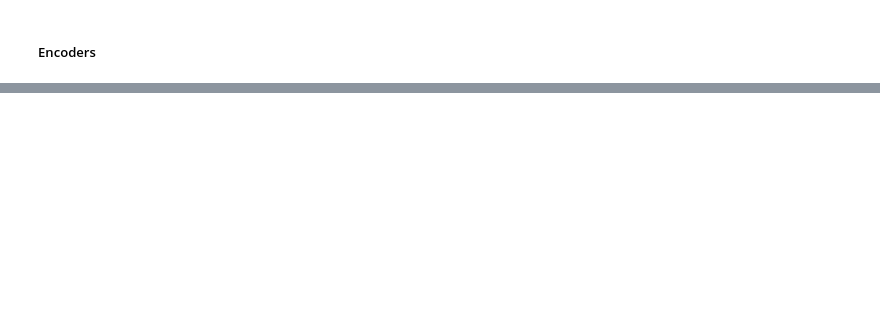
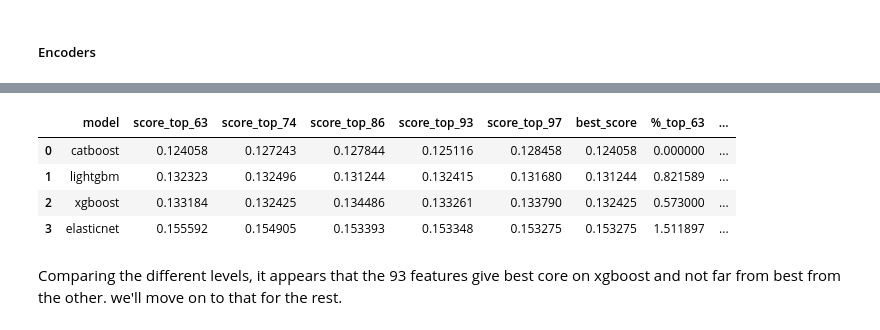
Before and after one commit to PabloRougerie/housing_kaggle, a Jupyter notebook: houses_kaggle_competition.ipynb, the cells around one changed output, grey strips where cells are left out. Drawn from its saved outputs; the diff is of its cells as text; code cells hidden in the pictures; blank space fills up the shorter version.

```diff
--- a/houses_kaggle_competition.ipynb
+++ b/houses_kaggle_competition.ipynb
@@ -1537,0 +1878,8 @@ results.to_csv("submission_final.csv", header=True, index=False)
+# %%
+#define combined importance (linear combination of importance and stability)
+importance_weight = 0.7 #this coulcatboost
+stability_weight = 1 - importance_weight
+
+importance_all["importance_mean"] = importance_all[["importance_elasticnet", "importance_catboost", "importance_xgboost", "importance_lightgbm"]].mean(axis= 1)
+importance_all["stability_mean"] = importance_all[["stability_elasticnet", "stability_catboost", "stability_xgboost", "stability_lightgbm"]].mean(axis = 1)
+importance_all["composite_score"] = importance_all["importance_mean"]*importance_weight + importance_all["stability_mean"]*stability_weight
@@ -1537,0 +1955,32 @@ results.to_csv("submission_final.csv", header=True, index=False)
+# %%
+top_63 = importance_all.sort_values(by="composite_score", ascending=False).head(63)["feature"].tolist()
+top_74 = importance_all.sort_values(by="composite_score", ascending=False).head(74)["feature"].tolist()
+top_86 = importance_all.sort_values(by="composite_score", ascending=False).head(86)["feature"].tolist()
+top_93 = importance_all.sort_values(by="composite_score", ascending=False).head(93)["feature"].tolist()
+top_97 = importance_all.sort_values(by="composite_score", ascending=False).head(97)["feature"].tolist()
+# %%
+feature_configs = {
+    "top_63": top_63,
+    "top_74": top_74,
+    "top_86": top_86,
+    "top_93": top_93,
+    "top_97": top_97
+}
+comparison_top_features = pd.DataFrame()
+comparison_top_features["model"] = list(selected_models.keys())
+# %%
+for config, top_features in feature_configs.items():
+    df_temp = model_evaluation(X=X_train[top_features], y=y, selected_models=selected_models)
+    df_temp = df_temp.rename(columns= {"score_mean": f"score_{config}"})
+    df_temp = df_temp.drop(columns= ["score_stability", "fit_time_mean"])
+    comparison_top_features = comparison_top_features.merge(df_temp, on="model")
+
+
+score_cols = [col for col in comparison_top_features.columns if col.startswith("score_")]
+comparison_top_features["best_score"] = comparison_top_features[score_cols].min(axis=1)
+
+for config in feature_configs.keys():
+    comparison_top_features[f"%_{config}"] = (
+        (comparison_top_features[f"score_{config}"] - comparison_top_features["best_score"])
+        / comparison_top_features["best_score"] * 100
+    )
@@ -1537,0 +2005,10 @@ results.to_csv("submission_final.csv", header=True, index=False)
+# %%
+comparison_top_features
+# %% [output]
+|  | model | score_top_63 | score_top_74 | score_top_86 | score_top_93 | score_top_97 | best_score | %_top_63 | ... |
+| 0 | catboost | 0.124058 | 0.127243 | 0.127844 | 0.125116 | 0.128458 | 0.124058 | 0.000000 | ... |
+| 1 | lightgbm | 0.132323 | 0.132496 | 0.131244 | 0.132415 | 0.131680 | 0.131244 | 0.821589 | ... |
+| 2 | xgboost | 0.133184 | 0.132425 | 0.134486 | 0.133261 | 0.133790 | 0.132425 | 0.573000 | ... |
+| 3 | elasticnet | 0.155592 | 0.154905 | 0.153393 | 0.153348 | 0.153275 | 0.153275 | 1.511897 | ... |
+# %% [markdown]
+Comparing the different levels, it appears that the 93 features give best core on xgboost and not far from best from the other. we'll move on to that for the rest.
```
Also changed, not shown: parts of 187 cells of this notebook, 2 other files.
